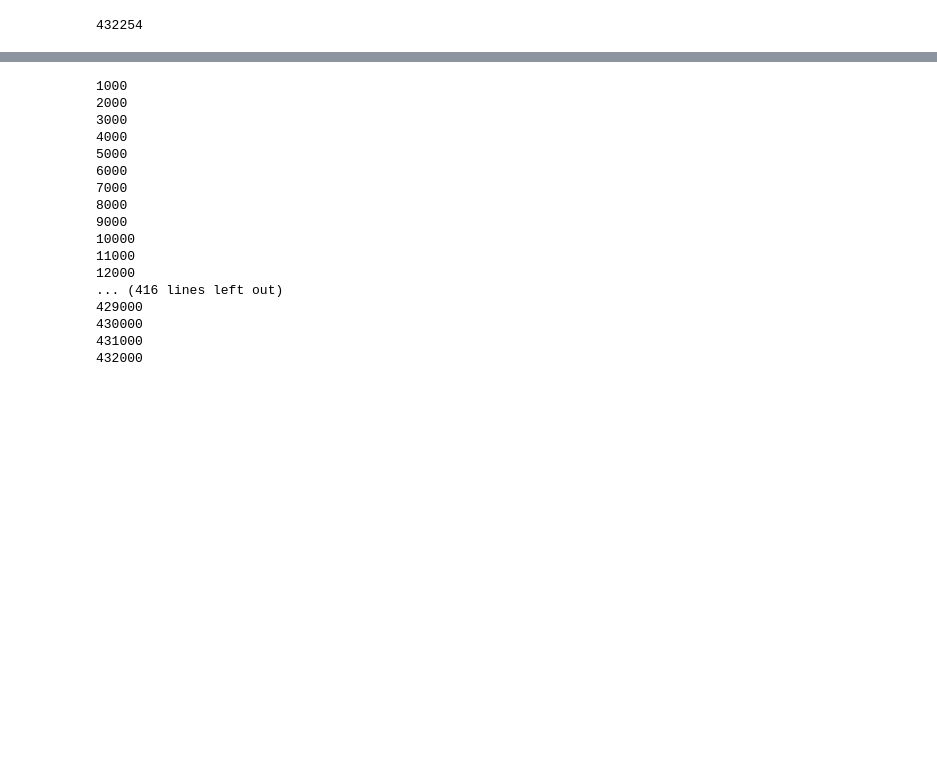
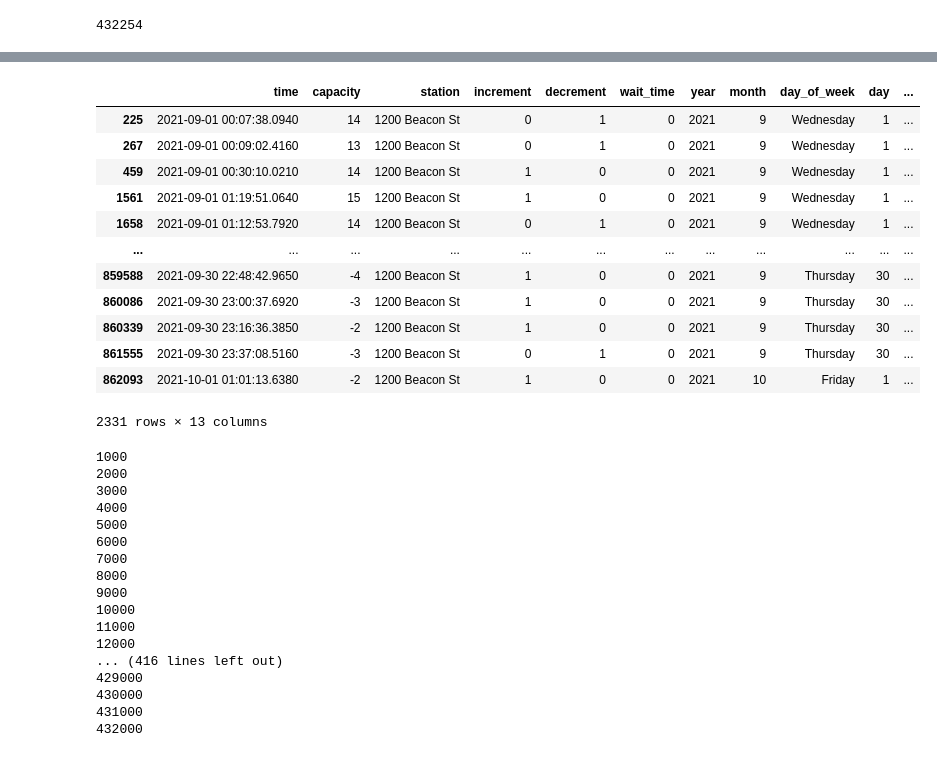
Before and after one commit to rkasar52/Edge, a Jupyter notebook: Semi EDA.ipynb, the cells around one changed output, grey strips where cells are left out. Cells and saved outputs as stored; diff of their text form; code cells hidden in the pictures; blank space fills up the shorter version.

Commit message:
pre-process all Sept data, initial ML regression

```diff
--- a/Semi EDA.ipynb
+++ b/Semi EDA.ipynb
@@ -99,3 +99,15 @@ for id in station_names:
     stations_dict[id] = pd.DataFrame(columns = cols)
     stations_dict[id]["capacity"] = dock_capacity
     stations_dict[id]["time"] = "0"
+
+
+# remake our global dictionary
+cols = ["time", "capacity", "station", "increment", "decrement", "wait_time", "year", "month", "day_of_week", "day", "hour", "minute", "second"]
+stations_dict_all = {}
+
+stations_dict_all["key"] = pd.DataFrame(columns = cols)
+# stations_dict_all["key"]["capacity"] = dock_capacity
+# stations_dict_all["key"]["time"] = "0"
+# stations_dict_all["key"]["station"] = "0"
+# stations_dict_all["key"]["increment"] = 0
+# stations_dict_all["key"]["decrement"] = 0
@@ -110,0 +203,4 @@ tripdata_raw.shape[0] # rows in trip data
+# %%
+
+date_time_str = '2021-09-01 00:00:10.2940'
+date_format_string = '%Y-%m-%d %H:%M:%S.%f'
@@ -111,3 +272,19 @@ tripdata_raw.shape[0] # rows in trip data
+# %%
+stations_dict_all["key"][stations_dict_all["key"]["station"] == "1200 Beacon St"]
+# %% [output]
+|  | time | capacity | station | increment | decrement | wait_time | year | month | day_of_week | day | ... |
+| 225 | 2021-09-01 00:07:38.0940 | 14 | 1200 Beacon St | 0 | 1 | 0 | 2021 | 9 | Wednesday | 1 | ... |
+| 267 | 2021-09-01 00:09:02.4160 | 13 | 1200 Beacon St | 0 | 1 | 0 | 2021 | 9 | Wednesday | 1 | ... |
+| 459 | 2021-09-01 00:30:10.0210 | 14 | 1200 Beacon St | 1 | 0 | 0 | 2021 | 9 | Wednesday | 1 | ... |
+| 1561 | 2021-09-01 01:19:51.0640 | 15 | 1200 Beacon St | 1 | 0 | 0 | 2021 | 9 | Wednesday | 1 | ... |
+| 1658 | 2021-09-01 01:12:53.7920 | 14 | 1200 Beacon St | 0 | 1 | 0 | 2021 | 9 | Wednesday | 1 | ... |
+| ... | ... | ... | ... | ... | ... | ... | ... | ... | ... | ... | ... |
+| 859588 | 2021-09-30 22:48:42.9650 | -4 | 1200 Beacon St | 1 | 0 | 0 | 2021 | 9 | Thursday | 30 | ... |
+| 860086 | 2021-09-30 23:00:37.6920 | -3 | 1200 Beacon St | 1 | 0 | 0 | 2021 | 9 | Thursday | 30 | ... |
+| 860339 | 2021-09-30 23:16:36.3850 | -2 | 1200 Beacon St | 1 | 0 | 0 | 2021 | 9 | Thursday | 30 | ... |
+| 861555 | 2021-09-30 23:37:08.5160 | -3 | 1200 Beacon St | 0 | 1 | 0 | 2021 | 9 | Thursday | 30 | ... |
+| 862093 | 2021-10-01 01:01:13.6380 | -2 | 1200 Beacon St | 1 | 0 | 0 | 2021 | 10 | Friday | 1 | ... |
+2331 rows × 13 columns
 # %%
 for i in range(tripdata_raw.shape[0]):
     if i==0:
```
Also changed, not shown: parts of 16 cells of this notebook.
